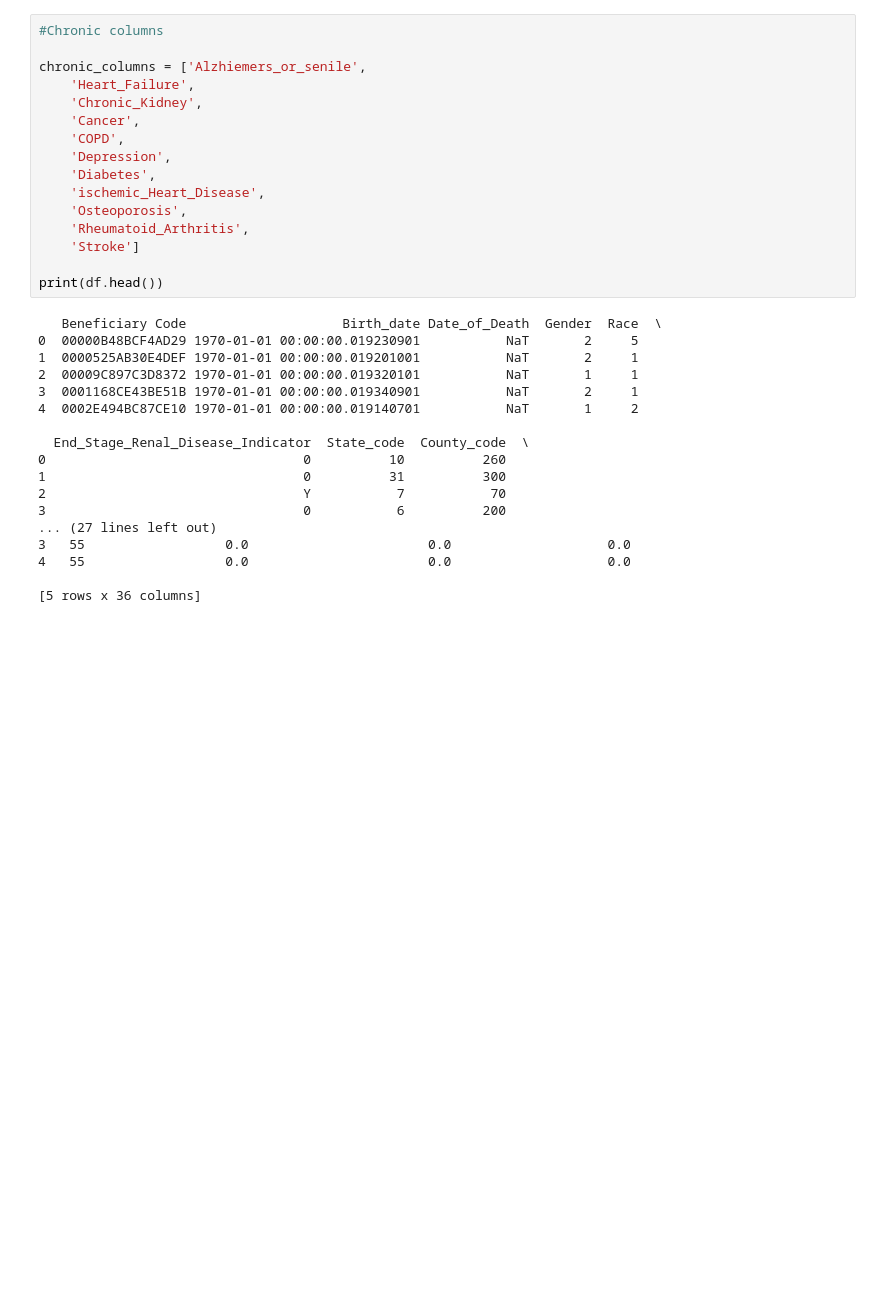
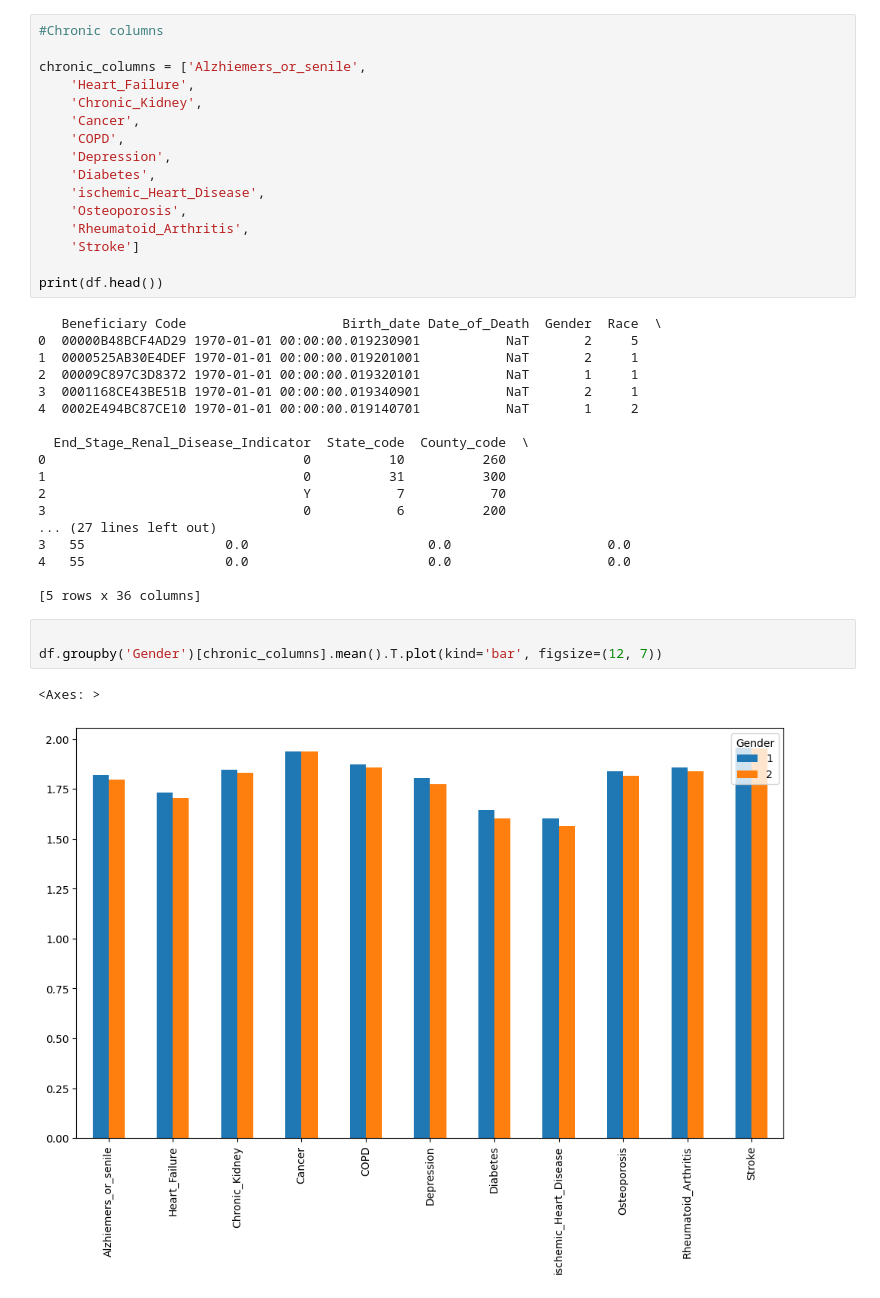
Before and after one commit to phyoung97/ClaimsAI, a Jupyter notebook: notebooks/EDA.ipynb, the cells around one changed output. Cells and saved outputs as stored; diff of their text form; blank space fills up the shorter version.

```diff
--- a/notebooks/EDA.ipynb
+++ b/notebooks/EDA.ipynb
@@ -469,4 +469,10 @@ print(df.head())
 4   55                  0.0                       0.0                    0.0
 
 [5 rows x 36 columns]
+# %%
+
+df.groupby('Gender')[chronic_columns].mean().T.plot(kind='bar', figsize=(12, 7))
+# %% [output]
+<Axes: >
+[figure, added]
 # %%
```
Also changed, not shown: parts of 13 cells of this notebook.
